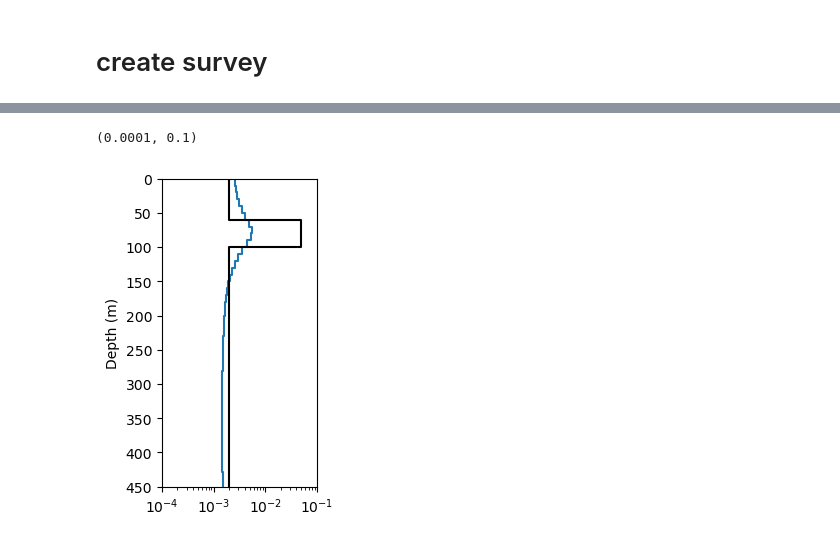
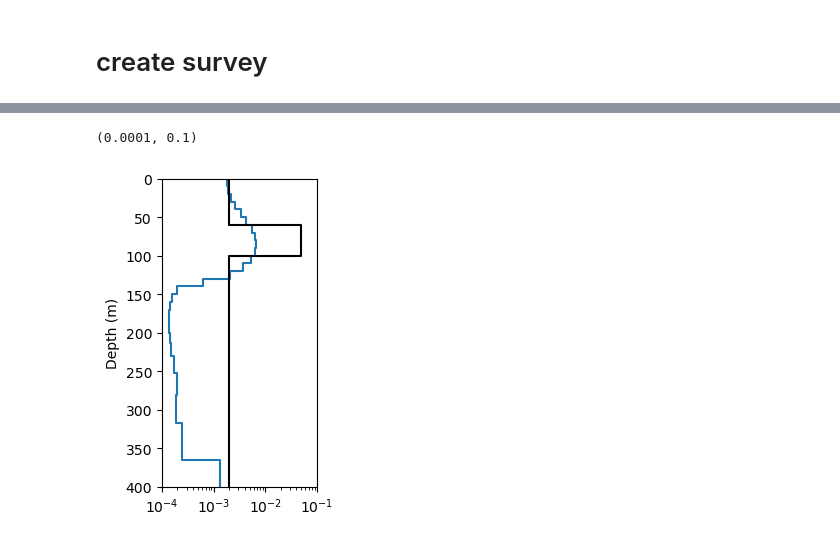
Before and after one commit to ubcgif/2025-heagy-etal-tle, a Jupyter notebook: notebooks/td-octree-target-0-10m-40mspacing/synthetic-data-1D-inversions-fixed-beta-Copy1.ipynb, the cells around one changed output, grey strips where cells are left out. Drawn from its saved outputs; the diff is of its cells as text; code cells hidden in the pictures.

```diff
--- a/notebooks/td-octree-target-0-10m-40mspacing/synthetic-data-1D-inversions-fixed-beta-Copy1.ipynb
+++ b/notebooks/td-octree-target-0-10m-40mspacing/synthetic-data-1D-inversions-fixed-beta-Copy1.ipynb
@@ -272,19 +281,24 @@ np.float64(8392.150969115017)
 # set up 1D inversion
 def create_inversion(
     ind,
-    relative_error=0.1,
-    noise_floor=1e-11,
+    dobs,
+    rx_times_invert=rx_times[:n_times_invert],
+    rx_locs=rx_locs,
+    relative_error=0.05,
+    noise_floor=1e-13,
     alpha_s = 1e-2,
     alpha_x = 1,
     rho_back = 500,
-    beta0 = 200,
+    beta0 = 1,
 ):
+    cs = 10
+    core_region = 200
+    npad = 10
+    padding_factor = 1.3
 
-    rx_times_invert = rx_times[:n_times_invert]
-
-    # def create inv
-    # src = full_survey.source_list[ind]
-    # rx = src.receiver_list[0]
+    thicknesses1d = discretize.utils.unpack_widths(
+        [(cs, np.int64(np.ceil(core_region/cs))), (cs, npad, padding_factor)]
+    )
 
     rx_sounding = tdem.receivers.PointMagneticFluxTimeDerivative(
         locations=rx_locs[ind, :], times=rx_times_invert, orientation="z"
@@ -301,12 +315,10 @@ def create_inversion(
         survey=survey_sounding, thicknesses=thicknesses1d, sigmaMap=maps.ExpMap(mesh_invert)
     )
 
-    source_sounding = full_survey.source_list[ind]
     data_invert = Data(
         survey_sounding,
-        dobs=observed_data[source_sounding, source_sounding.receiver_list[0]],
-        relative_error=relative_error,
-        noise_floor=noise_floor
+        dobs=dobs,
+        standard_deviation=relative_error*np.abs(dobs) + noise_floor
     )
 
     dmis = data_misfit.L2DataMisfit(simulation=sim1d, data=data_invert)
@@ -316,21 +328,21 @@ def create_inversion(
         # norms=norms
     )
 
-    opt = optimization.InexactGaussNewton(maxIter=10)
+    opt = optimization.InexactGaussNewton(maxIter=20)
     inv_prob = inverse_problem.BaseInvProblem(dmis, reg, opt, beta=beta0)
 
     # Defining a starting value for the trade-off parameter (beta) between the data
     # misfit and the regularization.
-    starting_beta = directives.BetaEstimate_ByEig(beta0_ratio=10)
+    # starting_beta = directives.BetaEstimate_ByEig(beta0_ratio=10)
 
-    cool_beta = directives.BetaSchedule(coolingFactor=1.5, coolingRate=1)
+    # cool_beta = directives.BetaSchedule(coolingFactor=1.5, coolingRate=1)
 
     # Update the preconditionner
     update_Jacobi = directives.UpdatePreconditioner()
 
     # Options for outputting recovered models and predicted data for each beta.
     save_iteration = directives.SaveOutputDictEveryIteration(
-        saveOnDisk=False, name=f"inv-dict-{rx.locations[0,0]}"
+        saveOnDisk=False,
     )
 
 
@@ -345,7 +357,7 @@ def create_inversion(
     # The directives are defined as a list.
     directives_list = [
         sensitivity_weights,
-        # update_jacobi,
+        update_jacobi,
         # starting_beta,
         # cool_beta,
         save_iteration,
@@ -357,7 +369,11 @@ def create_inversion(
     return inv
 # %%
 ind = 90
-inv = create_inversion(ind)
+source_sounding = full_survey.source_list[ind]
+inv = create_inversion(
+    ind, observed_data[source_sounding, source_sounding.receiver_list[0]],
+    rx_times[:n_times_invert], rx_locs
+)
 # %%
 rho_start = 500
 m0 = np.log(1/rho_start) * np.ones(len(thicknesses1d)+1)
@@ -395,13 +411,13 @@ plt.loglog(rx_times_invert, -inv.directiveList.dList[-2].outDict[iterations]["dp
 # %%
 fig, ax = plt.subplots(1, 1, figsize=(2, 4))
 plot_1d_layer_model(
     thicknesses1d, np.exp(mopt), ax=ax, color="C0", label="recovered"
 )
 plot_1d_layer_model(
     thicknesses_true, sigma_true, ax=ax, color="k", label="true"
 )
-ax.set_ylim([450, 0])
+ax.set_ylim([400, 0])
 ax.set_xlim([1e-4, 1e-1])
 # %% [output]
 (0.0001, 0.1)
-[figure, old version]
+[figure, new version]
```
Also changed, not shown: parts of 40 cells of this notebook, 22 other files.
